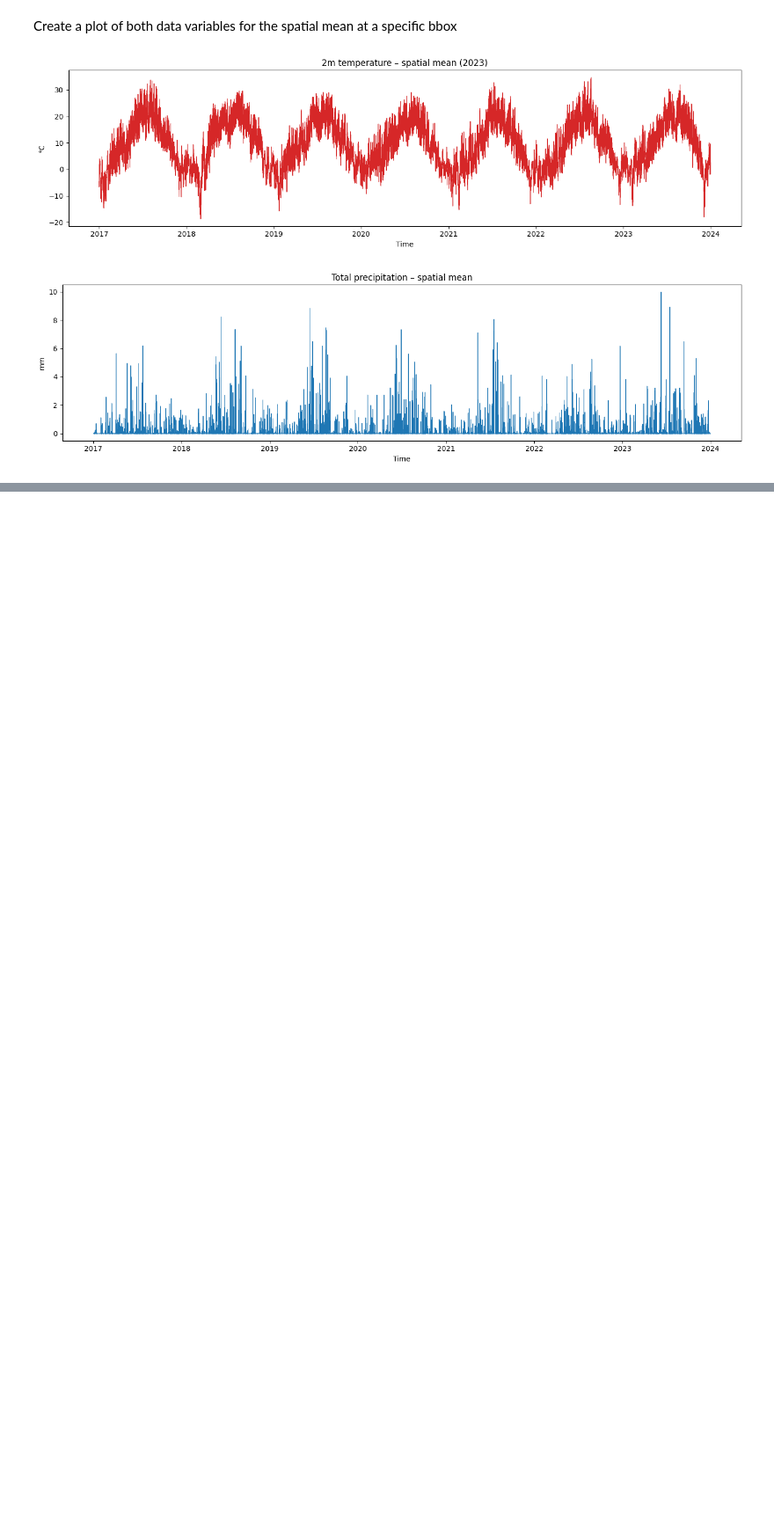
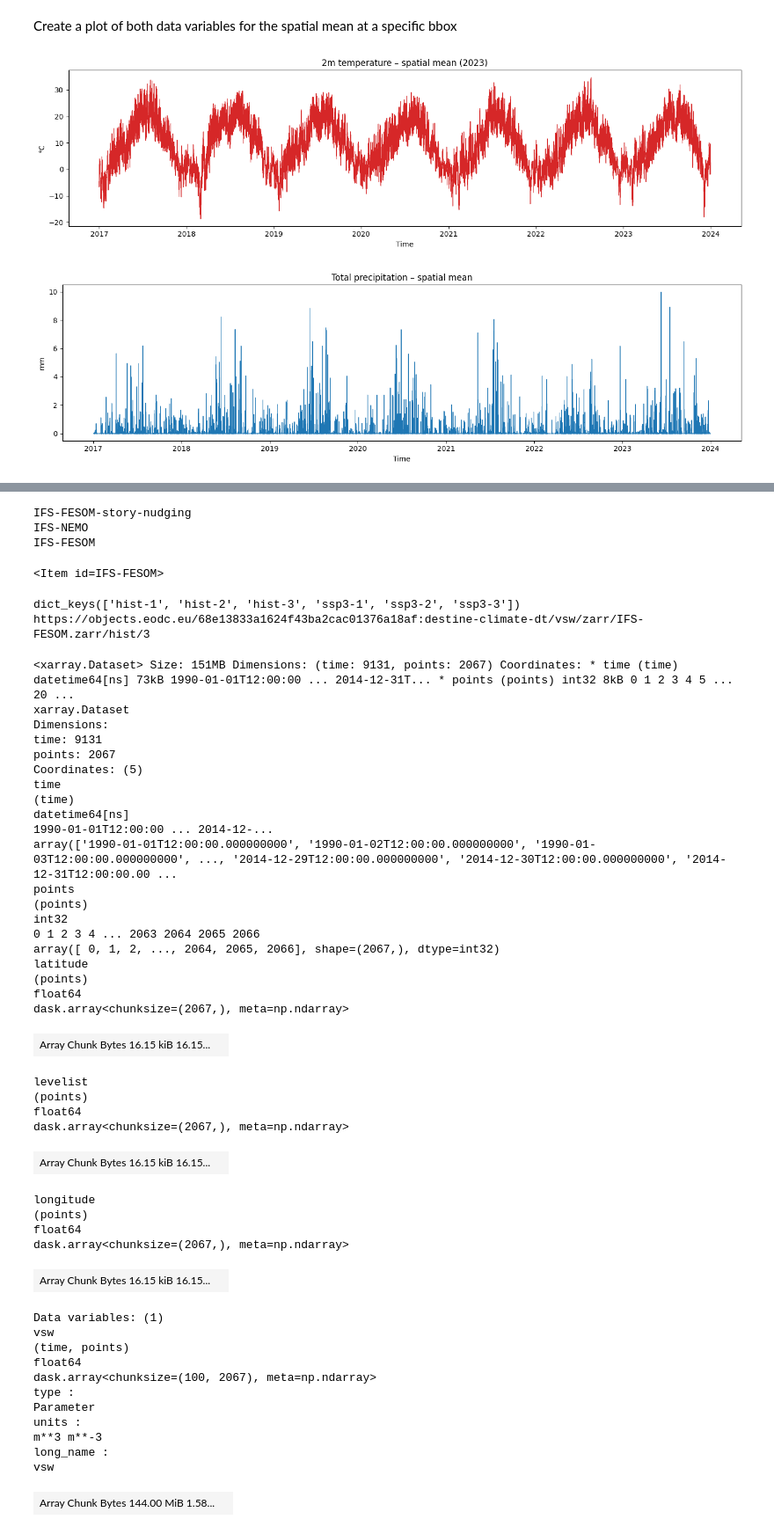
Before and after one commit to eodcgmbh/eodc-examples, a Jupyter notebook: demos/STAC/python-stac_ClimateDT_Austria.ipynb, the cells around one changed output, grey strips where cells are left out. Shown at 88% size. Drawn from its saved outputs; the diff is of its cells as text; code cells hidden in the pictures; blank space fills up the shorter version.

```diff
--- a/demos/STAC/python-stac_ClimateDT_Austria.ipynb
+++ b/demos/STAC/python-stac_ClimateDT_Austria.ipynb
@@ -202,0 +206,78 @@ plt.show()
+# %%
+collection_vsw = "climatedt-vsw"
+
+search = eodc_catalog.search(collections=[collection_vsw])
+for item in search.items():
+    print(item.id)
+# %% [output]
+IFS-FESOM-story-nudging
+IFS-NEMO
+IFS-FESOM
+# %%
+item = next(
+    eodc_catalog.search(collections=[collection_vsw], ids=["IFS-FESOM"]).items()
+)
+item
+# %% [output]
+<Item id=IFS-FESOM>
+# %%
+# Select your desired asset key
+
+print(item.assets.keys())
+asset = item.assets['hist-3']
+store_url = asset.href
+print(store_url)
+# %% [output]
+dict_keys(['hist-1', 'hist-2', 'hist-3', 'ssp3-1', 'ssp3-2', 'ssp3-3'])
+https://objects.eodc.eu/68e13833a1624f43ba2cac01376a18af:destine-climate-dt/vsw/zarr/IFS-FESOM.zarr/hist/3
+# %%
+fesom_hist = xr.open_zarr(
+    store_url,
+    **asset.extra_fields["xarray:open_zarr_kwargs"]
+)
+
+fesom_hist
+# %% [output]
+<xarray.Dataset> Size: 151MB Dimensions: (time: 9131, points: 2067) Coordinates: * time (time) datetime64[ns] 73kB 1990-01-01T12:00:00 ... 2014-12-31T... * points (points) int32 8kB 0 1 2 3 4 5 ... 20 ...
+xarray.Dataset
+Dimensions:
+time: 9131
+points: 2067
+Coordinates: (5)
+time
+(time)
+datetime64[ns]
+1990-01-01T12:00:00 ... 2014-12-...
+array(['1990-01-01T12:00:00.000000000', '1990-01-02T12:00:00.000000000', '1990-01-03T12:00:00.000000000', ..., '2014-12-29T12:00:00.000000000', '2014-12-30T12:00:00.000000000', '2014-12-31T12:00:00.00 ...
+points
+(points)
+int32
+0 1 2 3 4 ... 2063 2064 2065 2066
+array([ 0, 1, 2, ..., 2064, 2065, 2066], shape=(2067,), dtype=int32)
+latitude
+(points)
+float64
+dask.array<chunksize=(2067,), meta=np.ndarray>
+| Array Chunk Bytes 16.15 kiB 16.15... |  |
+levelist
+(points)
+float64
+dask.array<chunksize=(2067,), meta=np.ndarray>
+| Array Chunk Bytes 16.15 kiB 16.15... |  |
+longitude
+(points)
+float64
+dask.array<chunksize=(2067,), meta=np.ndarray>
+| Array Chunk Bytes 16.15 kiB 16.15... |  |
+Data variables: (1)
+vsw
+(time, points)
+float64
+dask.array<chunksize=(100, 2067), meta=np.ndarray>
+type :
+Parameter
+units :
+m**3 m**-3
+long_name :
+vsw
+| Array Chunk Bytes 144.00 MiB 1.58... |  |
```
Also changed, not shown: parts of 4 cells of this notebook.
